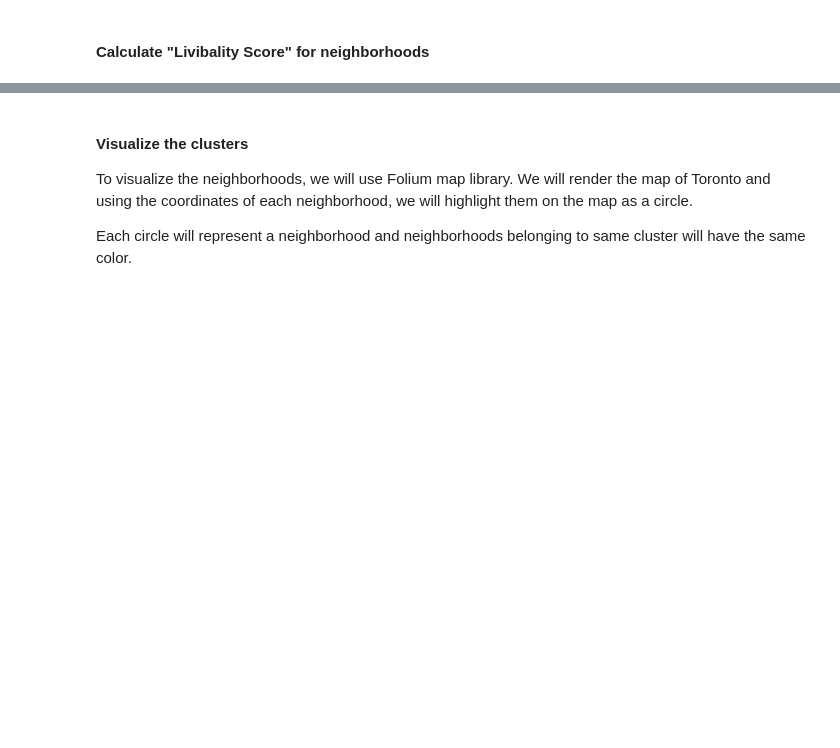
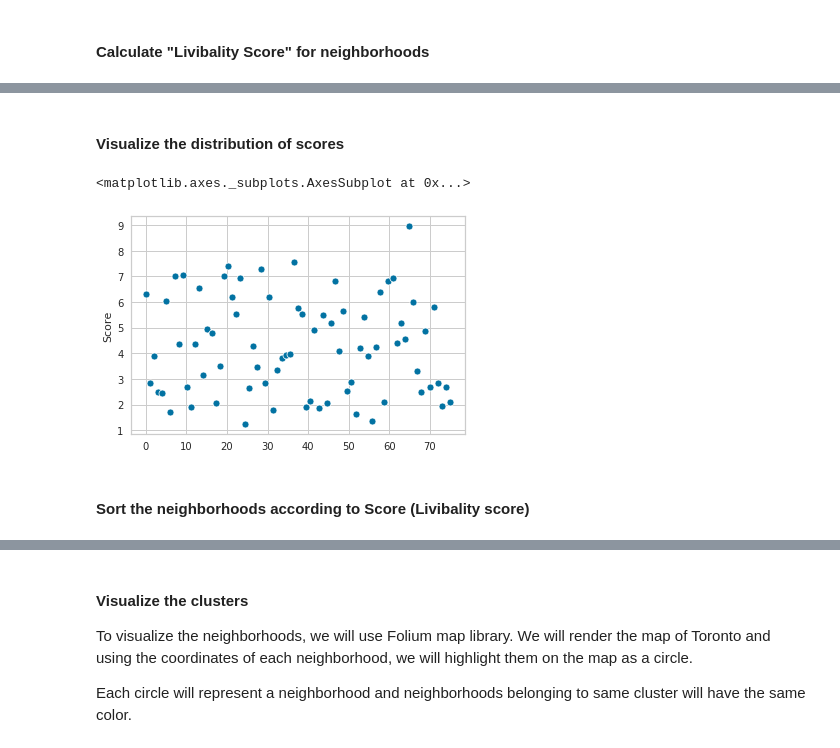
Before and after one commit to iindrajeet07/Coursera_Capstone, a Jupyter notebook: Toronto neighborhood analysis for an Indian family.ipynb, the cells around one changed output, grey strips where cells are left out. Drawn from its saved outputs; the diff is of its cells as text; code cells hidden in the pictures; blank space fills up the shorter version.

```diff
--- a/Toronto neighborhood analysis for an Indian family.ipynb
+++ b/Toronto neighborhood analysis for an Indian family.ipynb
@@ -465,0 +445,10 @@ Toronto_grouped.head(10)
+# %% [markdown]
+#### Visualize the distribution of scores
+# %%
+X = np.linspace(0.0, Toronto_grouped.shape[0], num=Toronto_grouped.shape[0])
+sns.scatterplot(x=X, y="Score", data=Toronto_grouped)
+# %% [output]
+<matplotlib.axes._subplots.AxesSubplot at 0x...>
+[figure, added]
+# %% [markdown]
+#### Sort the neighborhoods according to Score (Livibality score)
```
Also changed, not shown: parts of 46 cells of this notebook.
